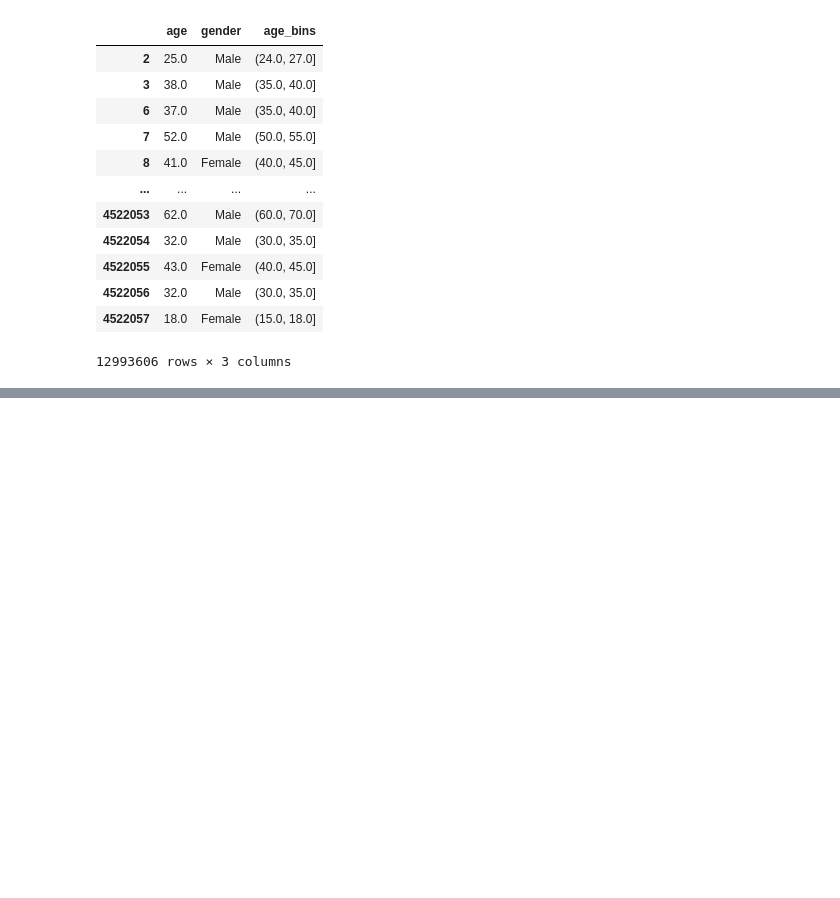
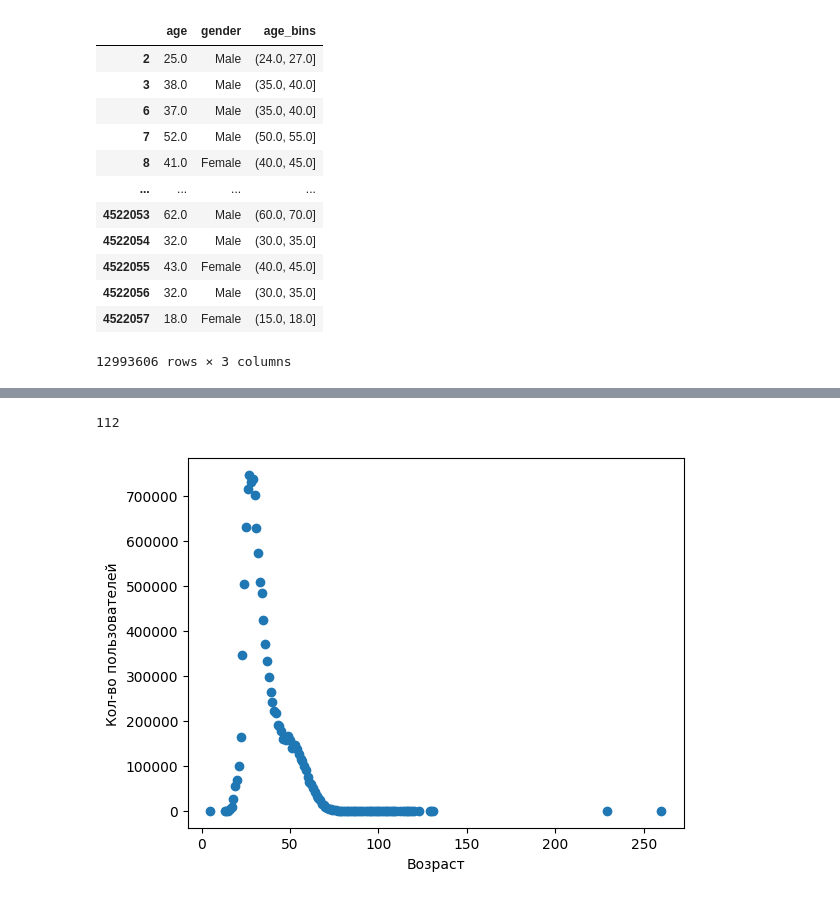
Before and after one commit to Konstantin-Kalug/yandex_bigdata_intensive, a Jupyter notebook: analyze_audience.ipynb, the cells around one changed output, grey strips where cells are left out. Cells and saved outputs as stored; diff of their text form; code cells hidden in the pictures; blank space fills up the shorter version.

```diff
--- a/analyze_audience.ipynb
+++ b/analyze_audience.ipynb
@@ -380,0 +318,11 @@ plt.show()
+# %%
+len(a)
+# %% [output]
+112
+# %%
+plt.scatter(a, age_id)
+plt.xlabel('Возраст')
+plt.ylabel('Кол-во пользователей')
+plt.show()
+# %% [output]
+[figure, added]
```
Also changed, not shown: parts of 33 cells of this notebook, 1 other file.
